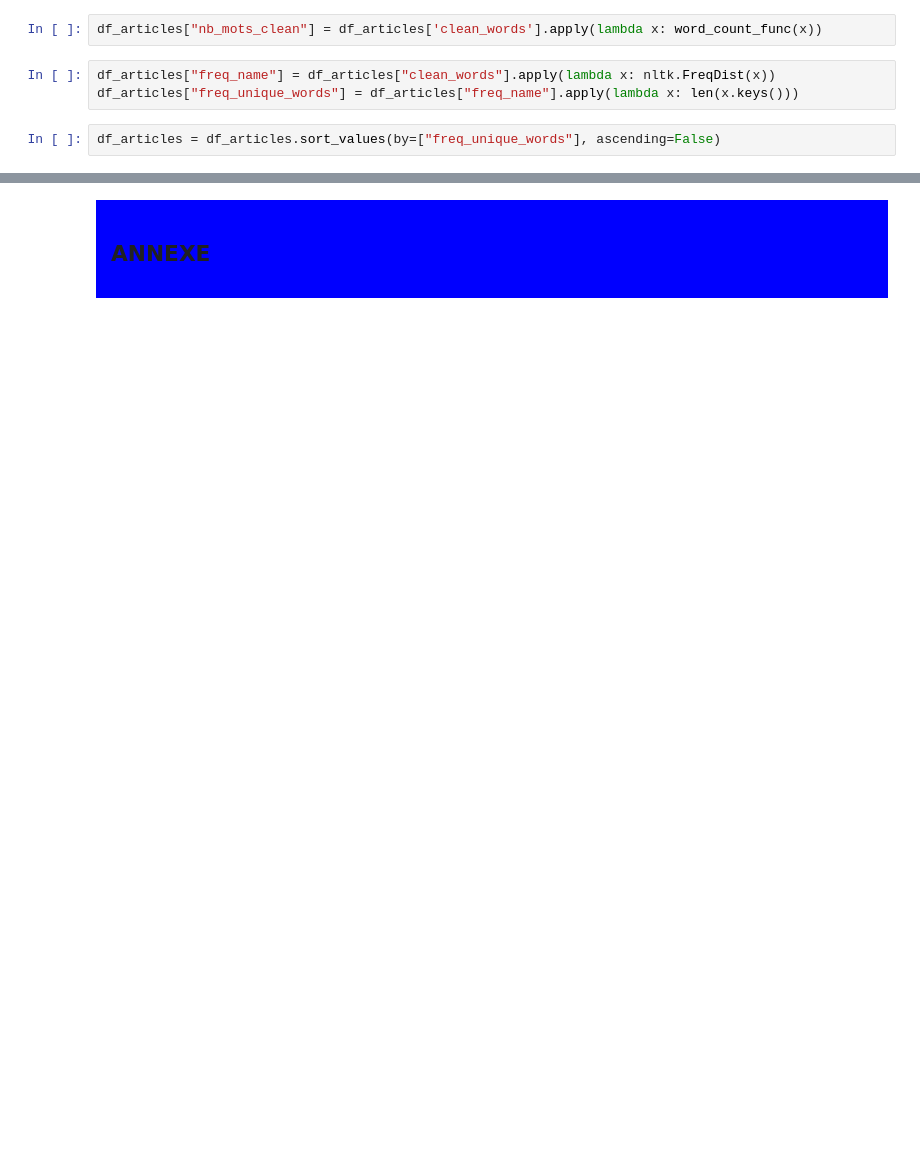
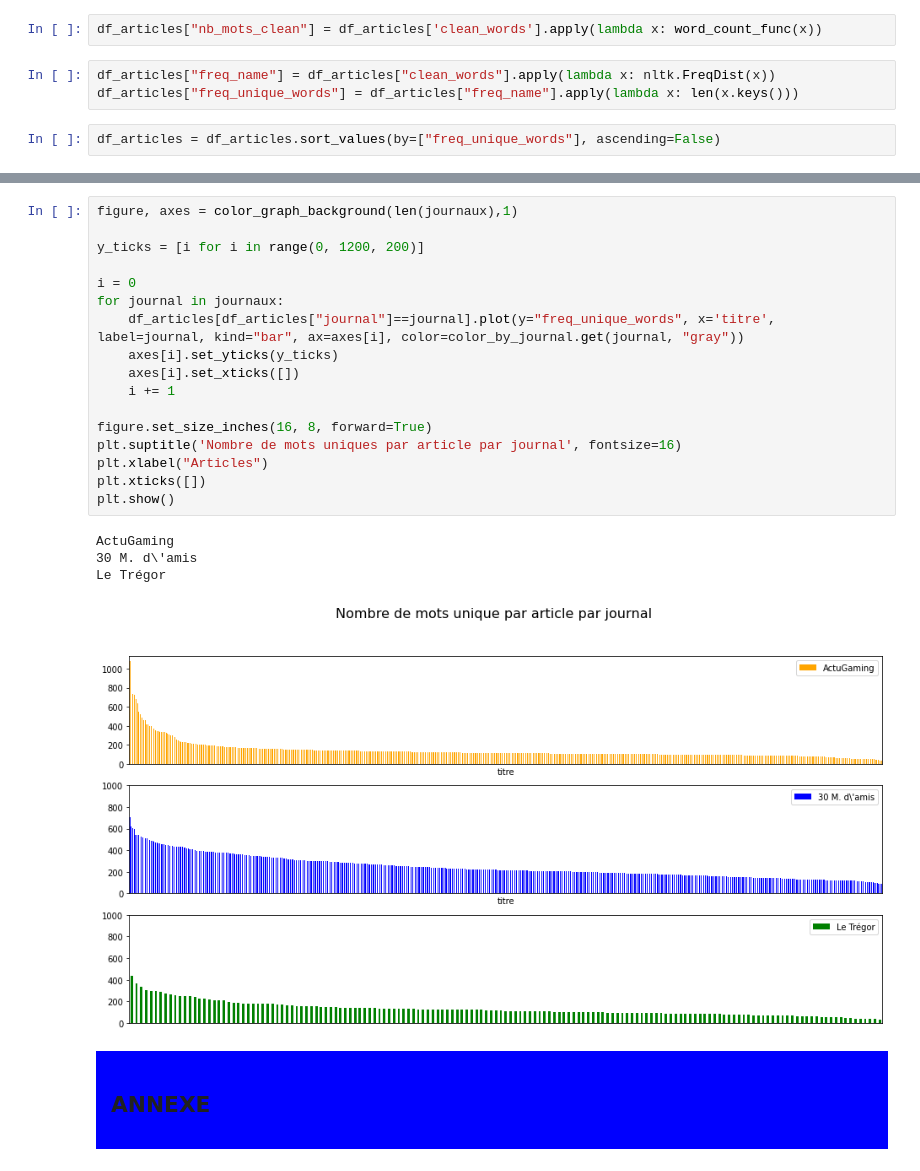
Before and after one commit to aurao22/ema_lannuontimes, a Jupyter notebook: news_paper_nlp_pre_processing.ipynb, the cells around one changed output, grey strips where cells are left out. Drawn from its saved outputs; the diff is of its cells as text; blank space fills up the shorter version.

```diff
--- a/news_paper_nlp_pre_processing.ipynb
+++ b/news_paper_nlp_pre_processing.ipynb
@@ -220,3 +224,25 @@ plt.show()
+# %%
+figure, axes = color_graph_background(len(journaux),1)
+
+y_ticks = [i for i in range(0, 1200, 200)]
+
+i = 0
+for journal in journaux:
+    df_articles[df_articles["journal"]==journal].plot(y="freq_unique_words", x='titre', label=journal, kind="bar", ax=axes[i], color=color_by_journal.get(journal, "gray"))
+    axes[i].set_yticks(y_ticks)
+    axes[i].set_xticks([])
+    i += 1
+
+figure.set_size_inches(16, 8, forward=True)
+plt.suptitle('Nombre de mots uniques par article par journal', fontsize=16)
+plt.xlabel("Articles")
+plt.xticks([])
+plt.show()
+# %% [output]
+ActuGaming
+30 M. d\'amis
+Le Trégor
+[figure, added]
 # %% [markdown]
 <div style="display: flex; background-color: Blue; padding: 15px;" >
 
```
Also changed, not shown: parts of 10 cells of this notebook.
